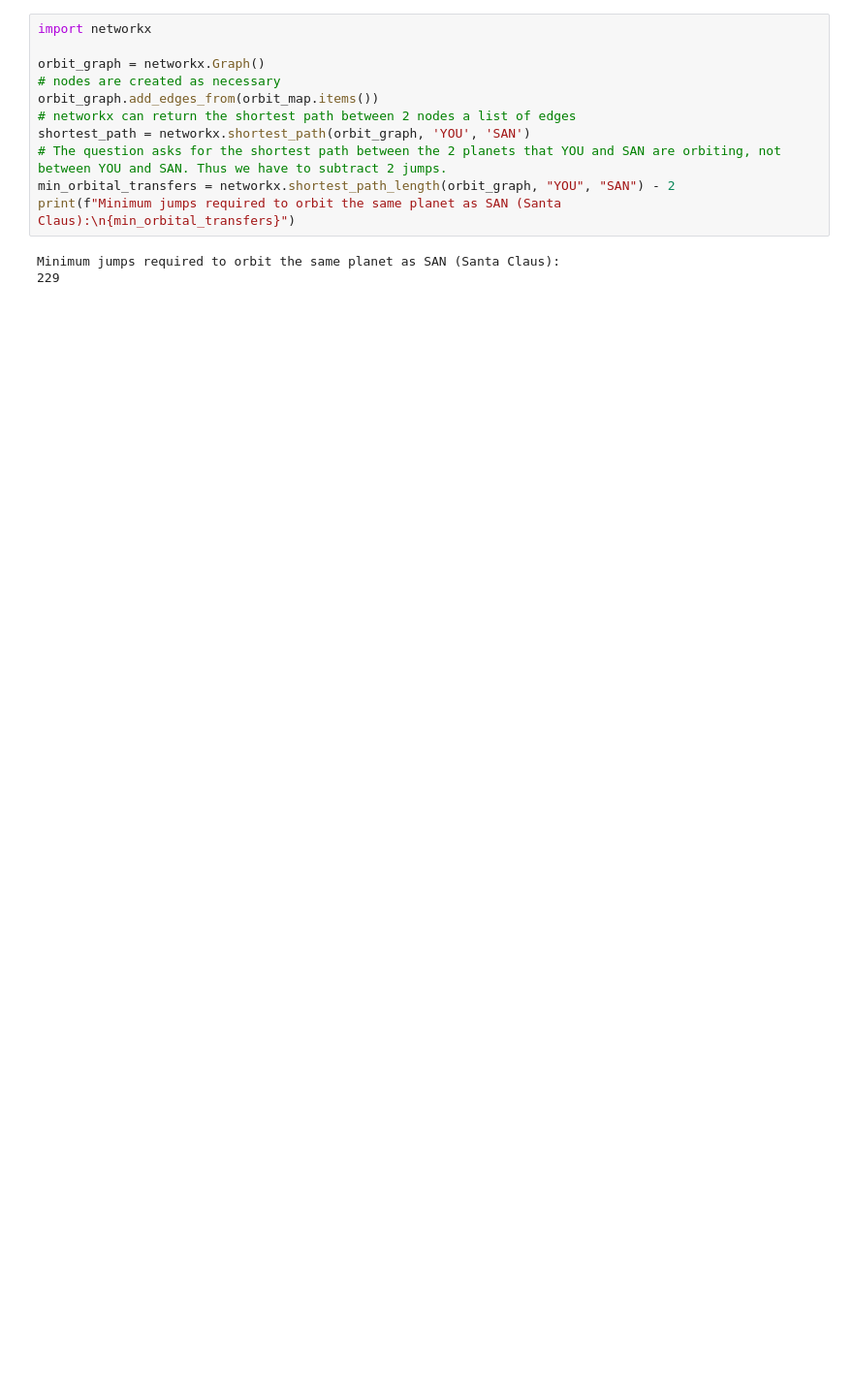
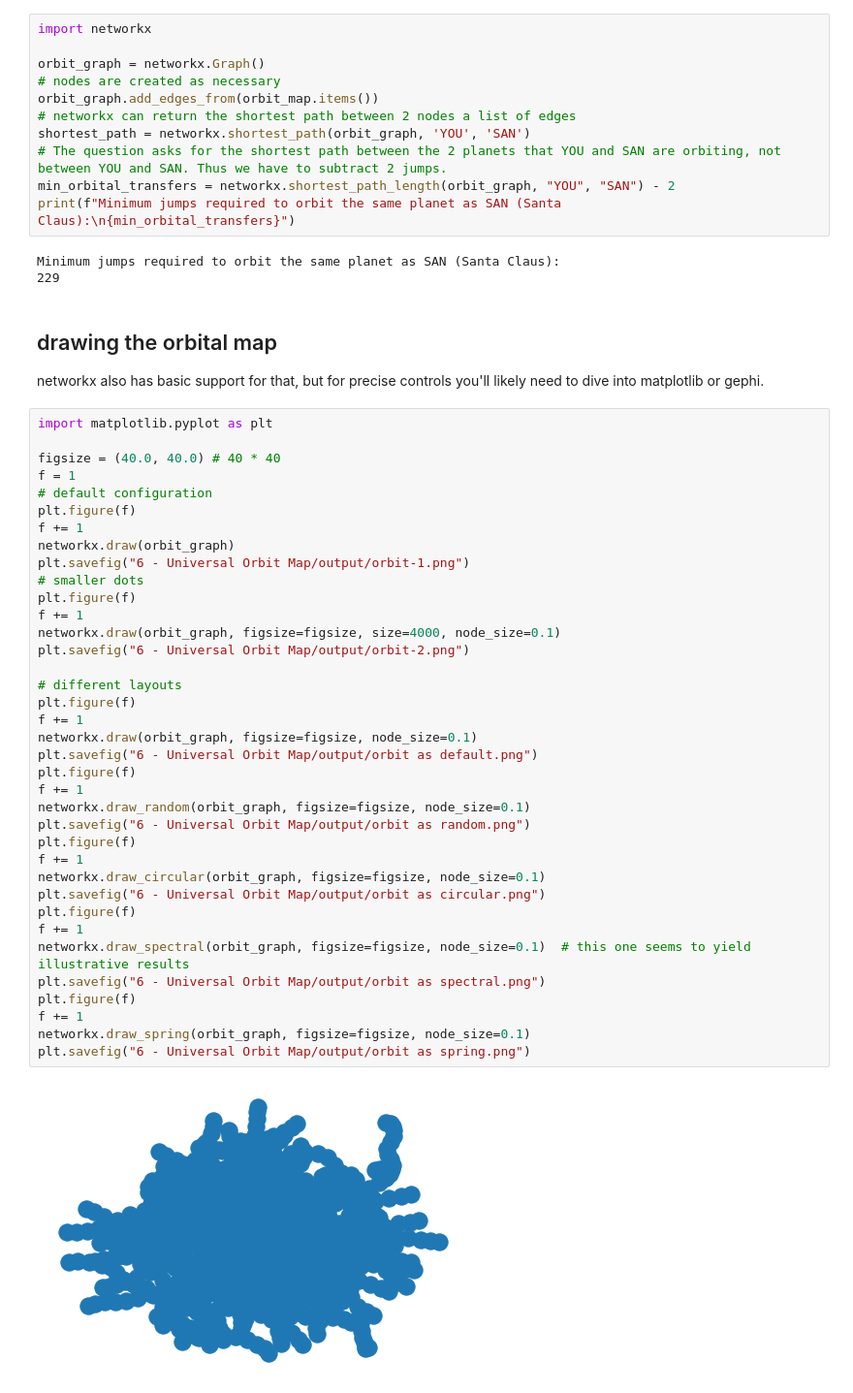
Before and after one commit to multimentha/Advent-of-Code-2019, a Jupyter notebook: 6 - Universal Orbit Map/orbit_analyzer.ipynb, the cells around one changed output. Shown at 97% size. Drawn from its saved outputs; the diff is of its cells as text; blank space fills up the shorter version.

Commit message:
Draw orbital jumps as PNG

```diff
--- a/6 - Universal Orbit Map/orbit_analyzer.ipynb
+++ b/6 - Universal Orbit Map/orbit_analyzer.ipynb
@@ -58,3 +60,45 @@ print(f"Minimum jumps required to orbit the same planet as SAN (Santa Claus):\n{
 # %% [output]
 Minimum jumps required to orbit the same planet as SAN (Santa Claus):
 229
+# %% [markdown]
+## drawing the orbital map
+networkx also has basic support for that, but for precise controls you'll likely need to dive into matplotlib or gephi.
+# %%
+import matplotlib.pyplot as plt
+
+figsize = (40.0, 40.0) # 40 * 40
+f = 1
+# default configuration
+plt.figure(f)
+f += 1
+networkx.draw(orbit_graph)
+plt.savefig("6 - Universal Orbit Map/output/orbit-1.png")
+# smaller dots
+plt.figure(f)
+f += 1
+networkx.draw(orbit_graph, figsize=figsize, size=4000, node_size=0.1)
+plt.savefig("6 - Universal Orbit Map/output/orbit-2.png")
+
+# different layouts
+plt.figure(f)
+f += 1
+networkx.draw(orbit_graph, figsize=figsize, node_size=0.1)
+plt.savefig("6 - Universal Orbit Map/output/orbit as default.png")
+plt.figure(f)
+f += 1
+networkx.draw_random(orbit_graph, figsize=figsize, node_size=0.1)
+plt.savefig("6 - Universal Orbit Map/output/orbit as random.png")
+plt.figure(f)
+f += 1
+networkx.draw_circular(orbit_graph, figsize=figsize, node_size=0.1)
+plt.savefig("6 - Universal Orbit Map/output/orbit as circular.png")
+plt.figure(f)
+f += 1
+networkx.draw_spectral(orbit_graph, figsize=figsize, node_size=0.1)  # this one seems to yield illustrative results
+plt.savefig("6 - Universal Orbit Map/output/orbit as spectral.png")
+plt.figure(f)
+f += 1
+networkx.draw_spring(orbit_graph, figsize=figsize, node_size=0.1)
+plt.savefig("6 - Universal Orbit Map/output/orbit as spring.png")
+# %% [output]
+[figure, added]
```
Also changed, not shown: parts of 5 cells of this notebook, 8 other files.
